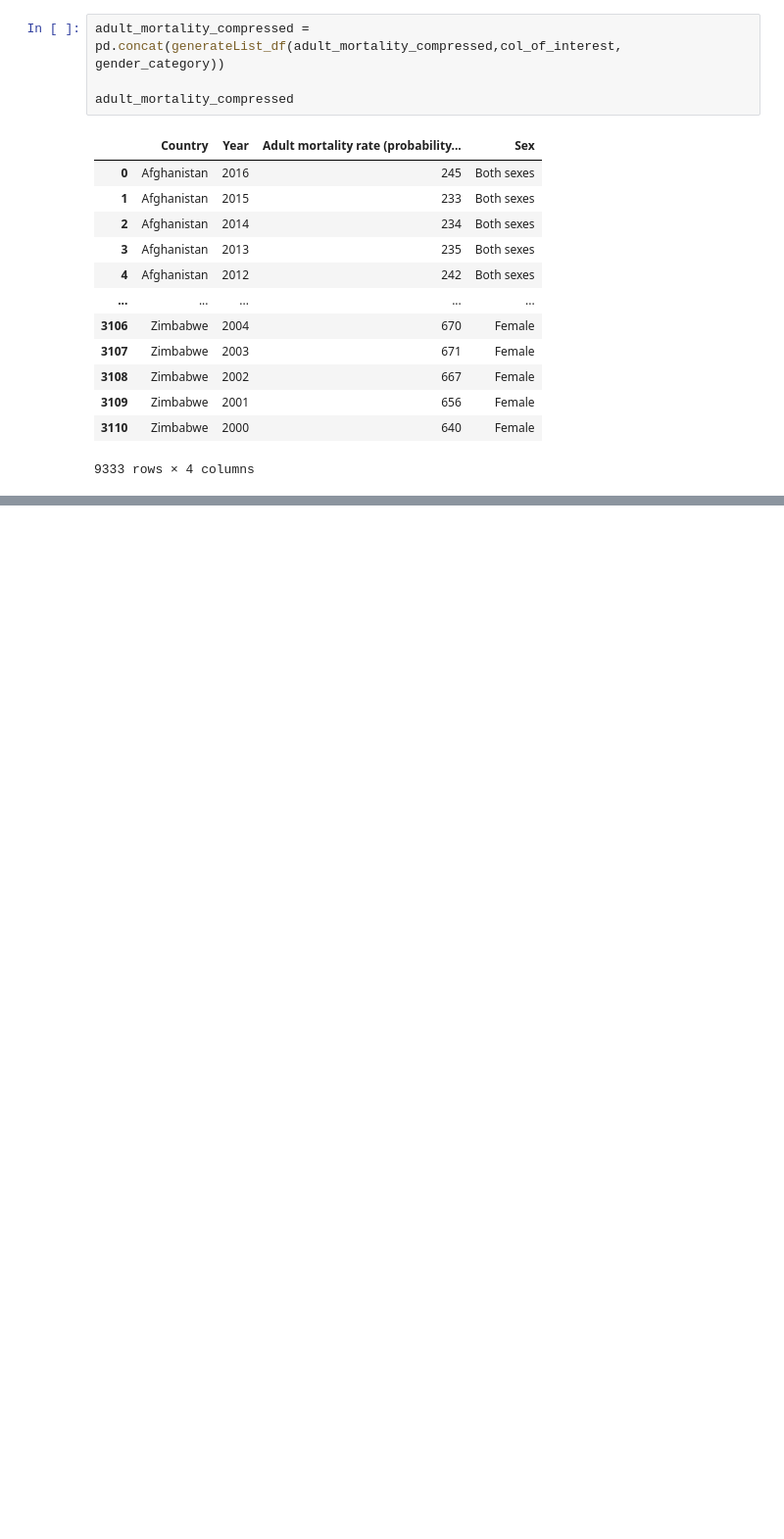
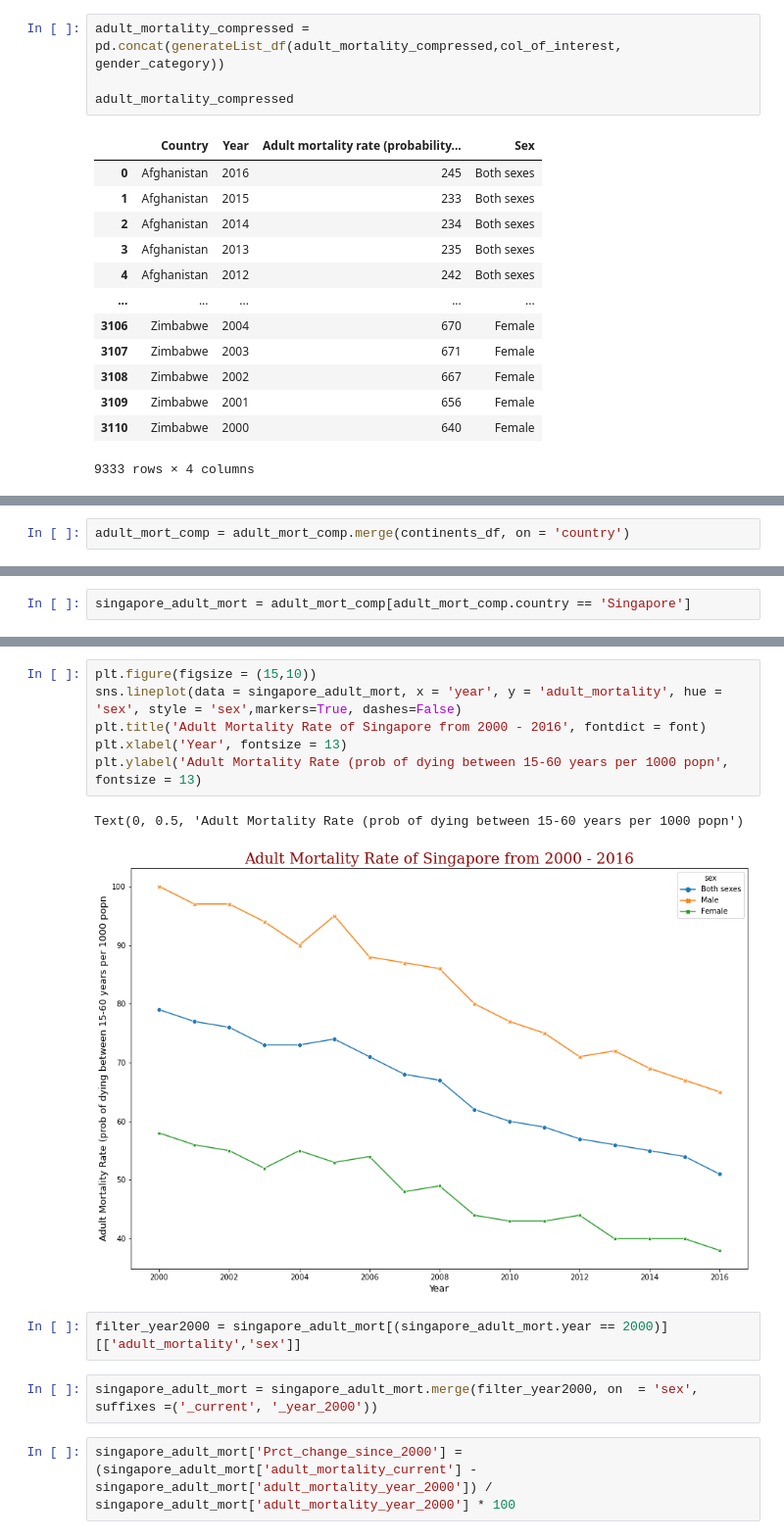
Before and after one commit to msamhz/Kaggle_WorldMortalityRates, a Jupyter notebook: code/1_EDA.ipynb, the cells around one changed output, grey strips where cells are left out. Shown: that part at 98% size. Cells and saved outputs as stored; diff of their text form; blank space fills up the shorter version.

```diff
--- a/code/1_EDA.ipynb
+++ b/code/1_EDA.ipynb
@@ -437,0 +675,2 @@ No missing values
+# %%
+adult_mort_comp = adult_mort_comp.merge(continents_df, on = 'country')
@@ -437,0 +791,2 @@ No missing values
+# %%
+singapore_adult_mort = adult_mort_comp[adult_mort_comp.country == 'Singapore']
@@ -437,0 +802,15 @@ No missing values
+# %%
+plt.figure(figsize = (15,10))
+sns.lineplot(data = singapore_adult_mort, x = 'year', y = 'adult_mortality', hue = 'sex', style = 'sex',markers=True, dashes=False)
+plt.title('Adult Mortality Rate of Singapore from 2000 - 2016', fontdict = font)
+plt.xlabel('Year', fontsize = 13)
+plt.ylabel('Adult Mortality Rate (prob of dying between 15-60 years per 1000 popn', fontsize = 13)
+# %% [output]
+Text(0, 0.5, 'Adult Mortality Rate (prob of dying between 15-60 years per 1000 popn')
+[figure, added]
+# %%
+filter_year2000 = singapore_adult_mort[(singapore_adult_mort.year == 2000)][['adult_mortality','sex']]
+# %%
+singapore_adult_mort = singapore_adult_mort.merge(filter_year2000, on  = 'sex', suffixes =('_current', '_year_2000'))
+# %%
+singapore_adult_mort['Prct_change_since_2000'] = (singapore_adult_mort['adult_mortality_current'] - singapore_adult_mort['adult_mortality_year_2000']) / singapore_adult_mort['adult_mortality_year_2000'] * 100
```
Also changed, not shown: parts of 123 cells of this notebook, 1 other file.
